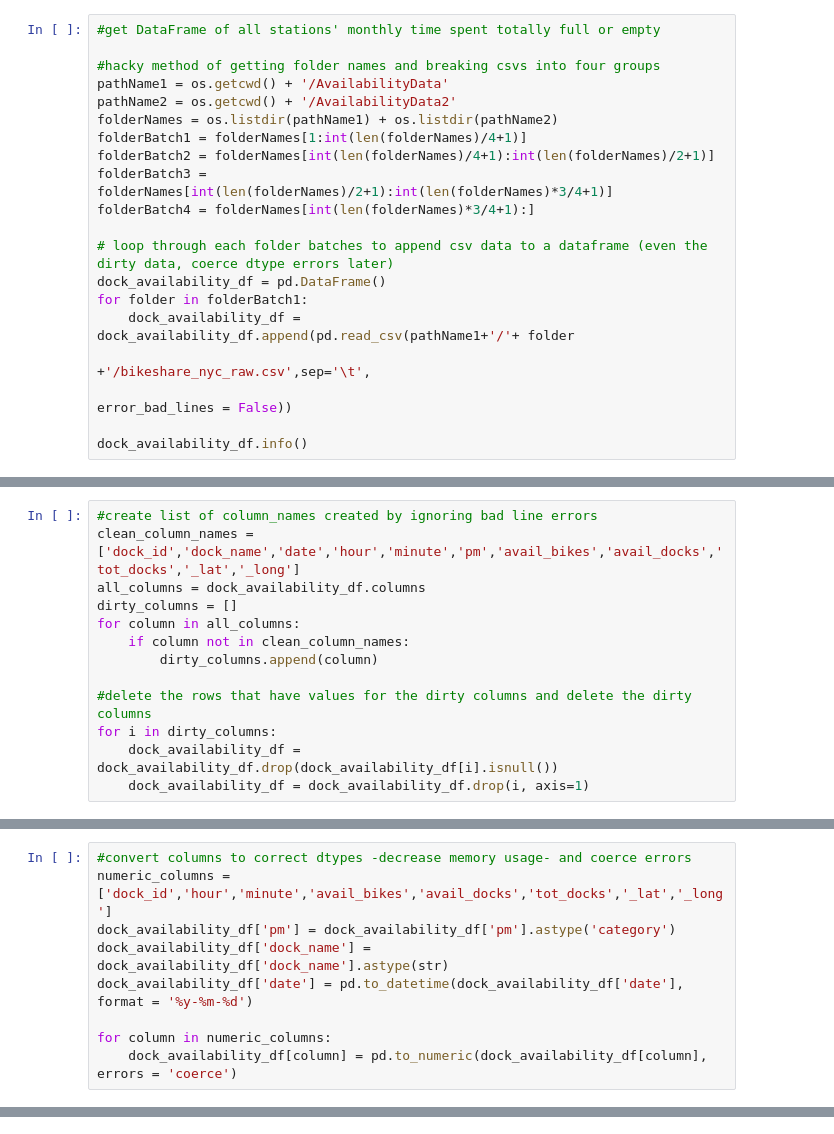
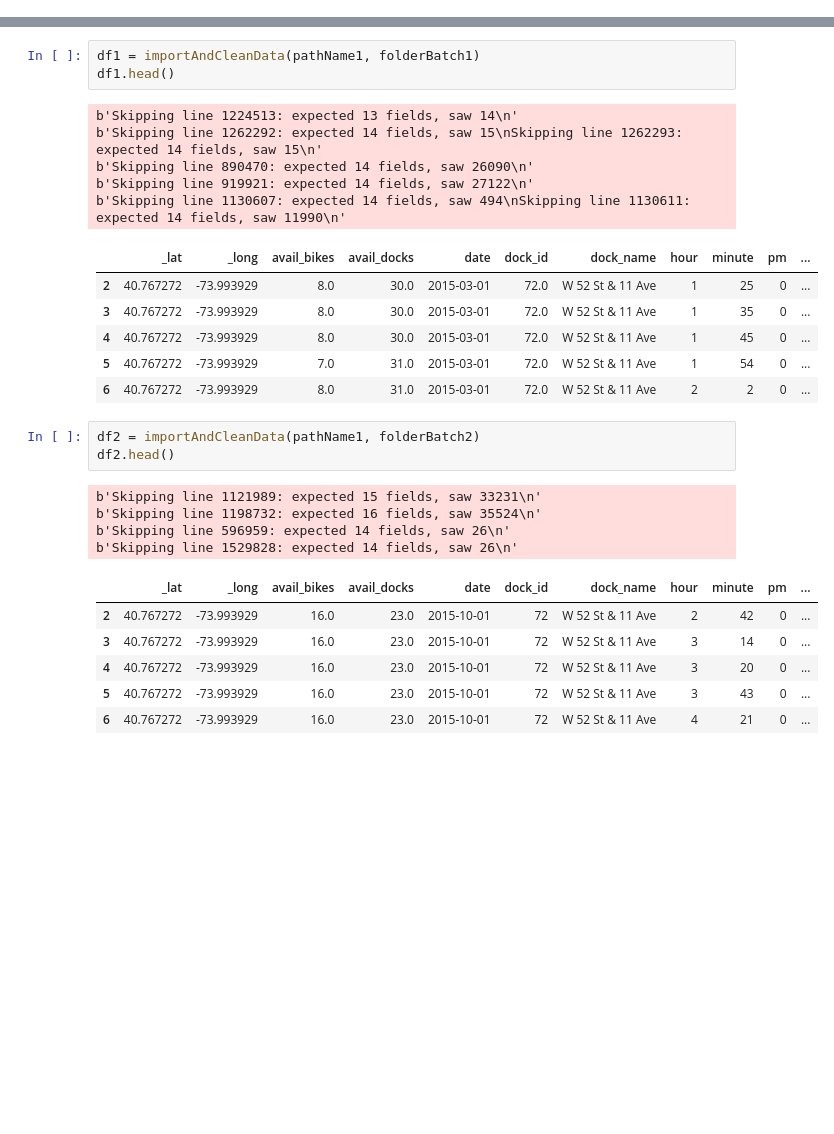
Before and after one commit to kevkuo/CitibikeDemand, a Jupyter notebook: bikeTripDF.ipynb, the cells around one changed output, grey strips where cells are left out. Cells and saved outputs as stored; diff of their text form; blank space fills up the shorter version.

```diff
--- a/bikeTripDF.ipynb
+++ b/bikeTripDF.ipynb
@@ -9,20 +0,0 @@ import seaborn as sns
-# %%
-#get DataFrame of all stations' monthly time spent totally full or empty
-
-#hacky method of getting folder names and breaking csvs into four groups
-pathName1 = os.getcwd() + '/AvailabilityData'
-pathName2 = os.getcwd() + '/AvailabilityData2'
-folderNames = os.listdir(pathName1) + os.listdir(pathName2)
-folderBatch1 = folderNames[1:int(len(folderNames)/4+1)]
-folderBatch2 = folderNames[int(len(folderNames)/4+1):int(len(folderNames)/2+1)]
-folderBatch3 = folderNames[int(len(folderNames)/2+1):int(len(folderNames)*3/4+1)]
-folderBatch4 = folderNames[int(len(folderNames)*3/4+1):]
-
-# loop through each folder batches to append csv data to a dataframe (even the dirty data, coerce dtype errors later)
-dock_availability_df = pd.DataFrame()
-for folder in folderBatch1:
-    dock_availability_df = dock_availability_df.append(pd.read_csv(pathName1+'/'+ folder
-                                                                   +'/bikeshare_nyc_raw.csv',sep='\t',
-                                                                   error_bad_lines = False))
-
-dock_availability_df.info()
@@ -54,13 +0,0 @@ memory usage: 1.5+ GB
-# %%
-#create list of column_names created by ignoring bad line errors
-clean_column_names = ['dock_id','dock_name','date','hour','minute','pm','avail_bikes','avail_docks','tot_docks','_lat','_long']
-all_columns = dock_availability_df.columns
-dirty_columns = []
-for column in all_columns:
-    if column not in clean_column_names:
-        dirty_columns.append(column)
-
-#delete the rows that have values for the dirty columns and delete the dirty columns
-for i in dirty_columns:
-    dock_availability_df = dock_availability_df.drop(dock_availability_df[i].isnull())
-    dock_availability_df = dock_availability_df.drop(i, axis=1)
@@ -88,9 +0,0 @@ dtype: int64
-# %%
-#convert columns to correct dtypes -decrease memory usage- and coerce errors
-numeric_columns = ['dock_id','hour','minute','avail_bikes','avail_docks','tot_docks','_lat','_long']
-dock_availability_df['pm'] = dock_availability_df['pm'].astype('category')
-dock_availability_df['dock_name'] = dock_availability_df['dock_name'].astype(str)
-dock_availability_df['date'] = pd.to_datetime(dock_availability_df['date'], format = '%y-%m-%d')
-
-for column in numeric_columns:
-    dock_availability_df[column] = pd.to_numeric(dock_availability_df[column], errors = 'coerce')
@@ -124,0 +68,29 @@ dock_availability_df.head()
+# %%
+df1 = importAndCleanData(pathName1, folderBatch1)
+df1.head()
+# %% [output]
+b'Skipping line 1224513: expected 13 fields, saw 14\n'
+b'Skipping line 1262292: expected 14 fields, saw 15\nSkipping line 1262293: expected 14 fields, saw 15\n'
+b'Skipping line 890470: expected 14 fields, saw 26090\n'
+b'Skipping line 919921: expected 14 fields, saw 27122\n'
+b'Skipping line 1130607: expected 14 fields, saw 494\nSkipping line 1130611: expected 14 fields, saw 11990\n'
+|  | _lat | _long | avail_bikes | avail_docks | date | dock_id | dock_name | hour | minute | pm | ... |
+| 2 | 40.767272 | -73.993929 | 8.0 | 30.0 | 2015-03-01 | 72.0 | W 52 St & 11 Ave | 1 | 25 | 0 | ... |
+| 3 | 40.767272 | -73.993929 | 8.0 | 30.0 | 2015-03-01 | 72.0 | W 52 St & 11 Ave | 1 | 35 | 0 | ... |
+| 4 | 40.767272 | -73.993929 | 8.0 | 30.0 | 2015-03-01 | 72.0 | W 52 St & 11 Ave | 1 | 45 | 0 | ... |
+| 5 | 40.767272 | -73.993929 | 7.0 | 31.0 | 2015-03-01 | 72.0 | W 52 St & 11 Ave | 1 | 54 | 0 | ... |
+| 6 | 40.767272 | -73.993929 | 8.0 | 31.0 | 2015-03-01 | 72.0 | W 52 St & 11 Ave | 2 | 2 | 0 | ... |
+# %%
+df2 = importAndCleanData(pathName1, folderBatch2)
+df2.head()
+# %% [output]
+b'Skipping line 1121989: expected 15 fields, saw 33231\n'
+b'Skipping line 1198732: expected 16 fields, saw 35524\n'
+b'Skipping line 596959: expected 14 fields, saw 26\n'
+b'Skipping line 1529828: expected 14 fields, saw 26\n'
+|  | _lat | _long | avail_bikes | avail_docks | date | dock_id | dock_name | hour | minute | pm | ... |
+| 2 | 40.767272 | -73.993929 | 16.0 | 23.0 | 2015-10-01 | 72 | W 52 St & 11 Ave | 2 | 42 | 0 | ... |
+| 3 | 40.767272 | -73.993929 | 16.0 | 23.0 | 2015-10-01 | 72 | W 52 St & 11 Ave | 3 | 14 | 0 | ... |
+| 4 | 40.767272 | -73.993929 | 16.0 | 23.0 | 2015-10-01 | 72 | W 52 St & 11 Ave | 3 | 20 | 0 | ... |
+| 5 | 40.767272 | -73.993929 | 16.0 | 23.0 | 2015-10-01 | 72 | W 52 St & 11 Ave | 3 | 43 | 0 | ... |
+| 6 | 40.767272 | -73.993929 | 16.0 | 23.0 | 2015-10-01 | 72 | W 52 St & 11 Ave | 4 | 21 | 0 | ... |
```
Also changed, not shown: parts of 18 cells of this notebook.
